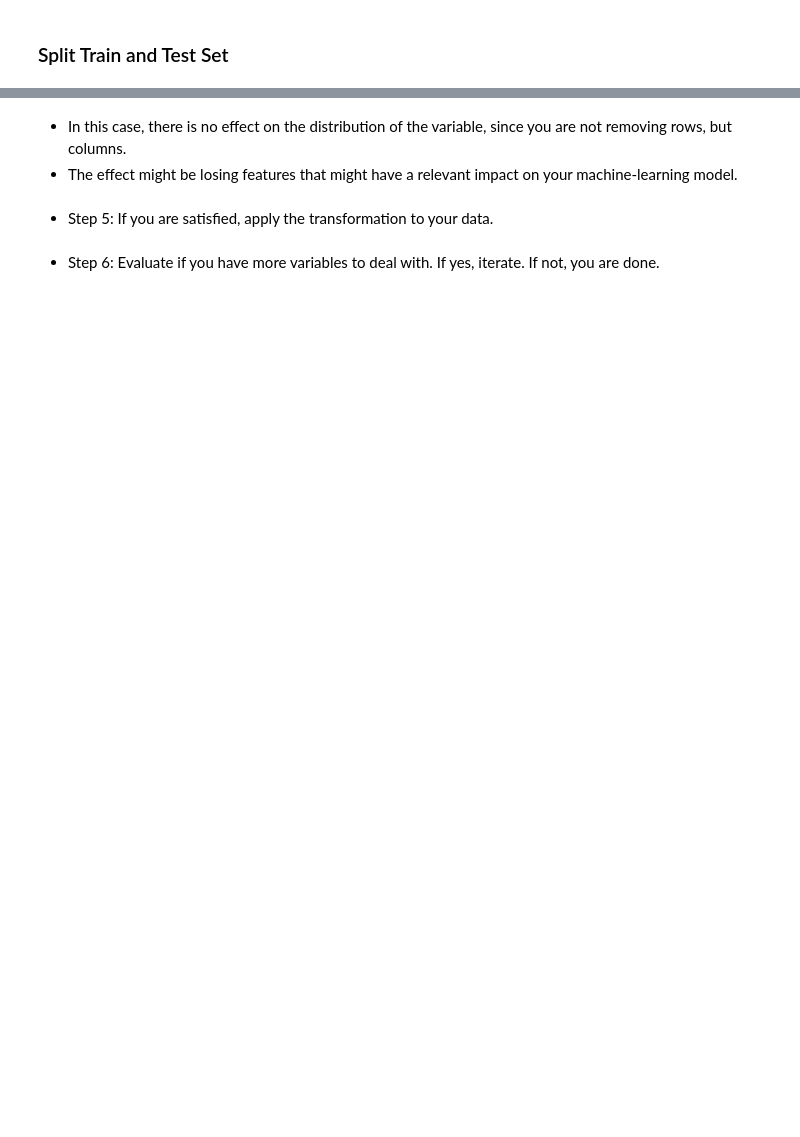
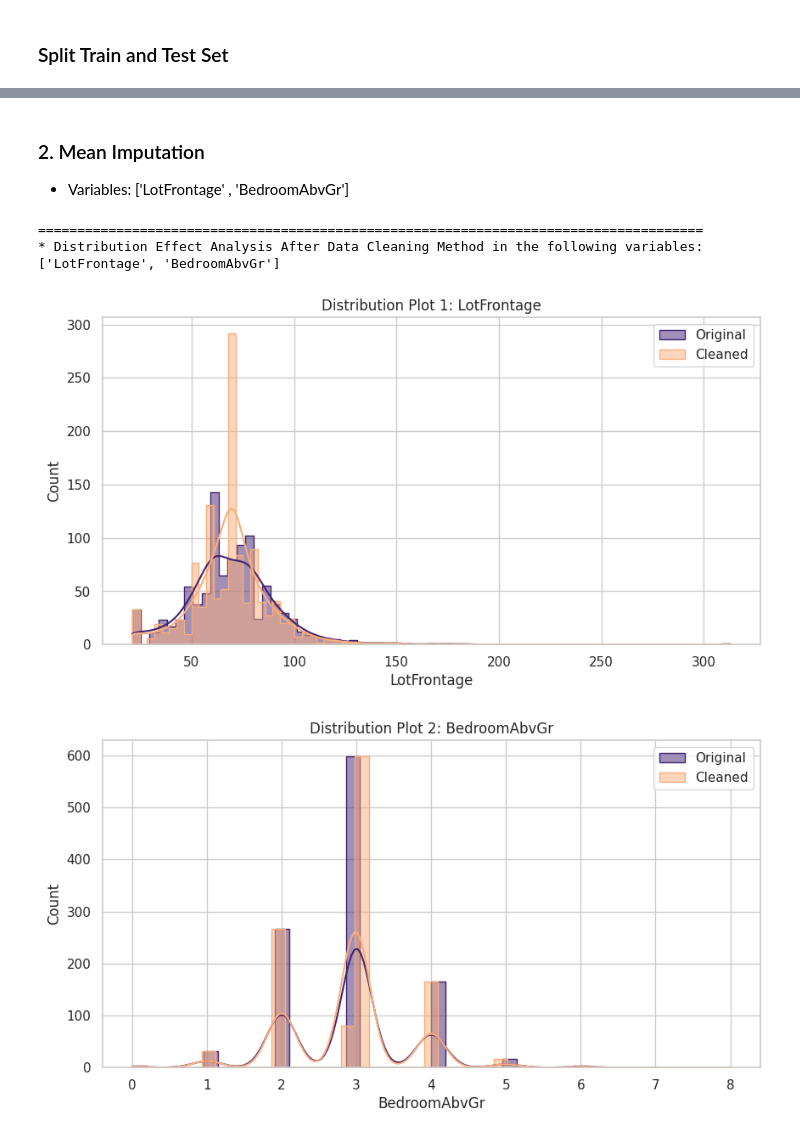
Before and after one commit to LewisClements21/house-pricing, a Jupyter notebook: jupyter_notebooks/02 - DataCleaning.ipynb, the cells around one changed output, grey strips where cells are left out. Cells and saved outputs as stored; diff of their text form; code cells hidden in the pictures; blank space fills up the shorter version.

Commit message:
data cleaning

```diff
--- a/jupyter_notebooks/02 - DataCleaning.ipynb
+++ b/jupyter_notebooks/02 - DataCleaning.ipynb
@@ -200,7 +294,7 @@ List here the data cleaning approaches you want initially to try.
 from sklearn.model_selection import train_test_split
 TrainSet, TestSet, _, __ = train_test_split(
                                         df,
-                                        df['Churn'],
+                                        df['SalePrice'],
                                         test_size=0.2,
                                         random_state=0)
 
@@ -228,5 +326,9 @@ print(f"* {len(variables_method)} variables to drop \n\n"
 # %%
 from feature_engine.selection import DropFeatures
-imputer = DropFeatures(features_to_drop=variables_method)
-imputer.fit(TrainSet)
-df_method = imputer.transform(TrainSet)
+
+variables_to_drop=['EnclosedPorch' , 'WoodDeckSF']
+imputer = DropFeatures(features_to_drop=variables_to_drop)
+df_method = imputer.fit_transform(TrainSet)
+
+for i in variables_to_drop:
+    print(i in df_method.columns.to_list())
@@ -235,13 +338,18 @@ df_method = imputer.transform(TrainSet)
-# %% [markdown]
-* In this case, there is no effect on the distribution of the variable, since you are not removing rows, but columns.
-* The effect might be losing features that might have a relevant impact on your machine-learning model.
-# %% [markdown]
-* Step 5: If you are satisfied, apply the transformation to your data.
-# %%
-from feature_engine.selection import DropFeatures
-imputer = DropFeatures(features_to_drop=variables_method)
-imputer.fit(TrainSet)
-
-TrainSet, TestSet = imputer.transform(TrainSet) , imputer.transform(TestSet)
-# %% [markdown]
-* Step 6: Evaluate if you have more variables to deal with. If yes, iterate. If not, you are done.
+# %% [markdown]
+### 2. Mean Imputation
+* Variables: ['LotFrontage' , 'BedroomAbvGr']
+# %%
+from feature_engine.imputation import MeanMedianImputer
+
+variables_mean = ['LotFrontage' , 'BedroomAbvGr']
+imputer = MeanMedianImputer(imputation_method='mean', variables=variables_mean)
+df_method = imputer.fit_transform(TrainSet)
+DataCleaningEffect(df_original=TrainSet,
+                   df_cleaned=df_method,
+                   variables_applied_with_method=variables_mean)
+# %% [output]
+=====================================================================================
+* Distribution Effect Analysis After Data Cleaning Method in the following variables:
+['LotFrontage', 'BedroomAbvGr']
+[figure, added]
+[figure, added]
```
Also changed, not shown: parts of 60 cells of this notebook, 4 other files.
